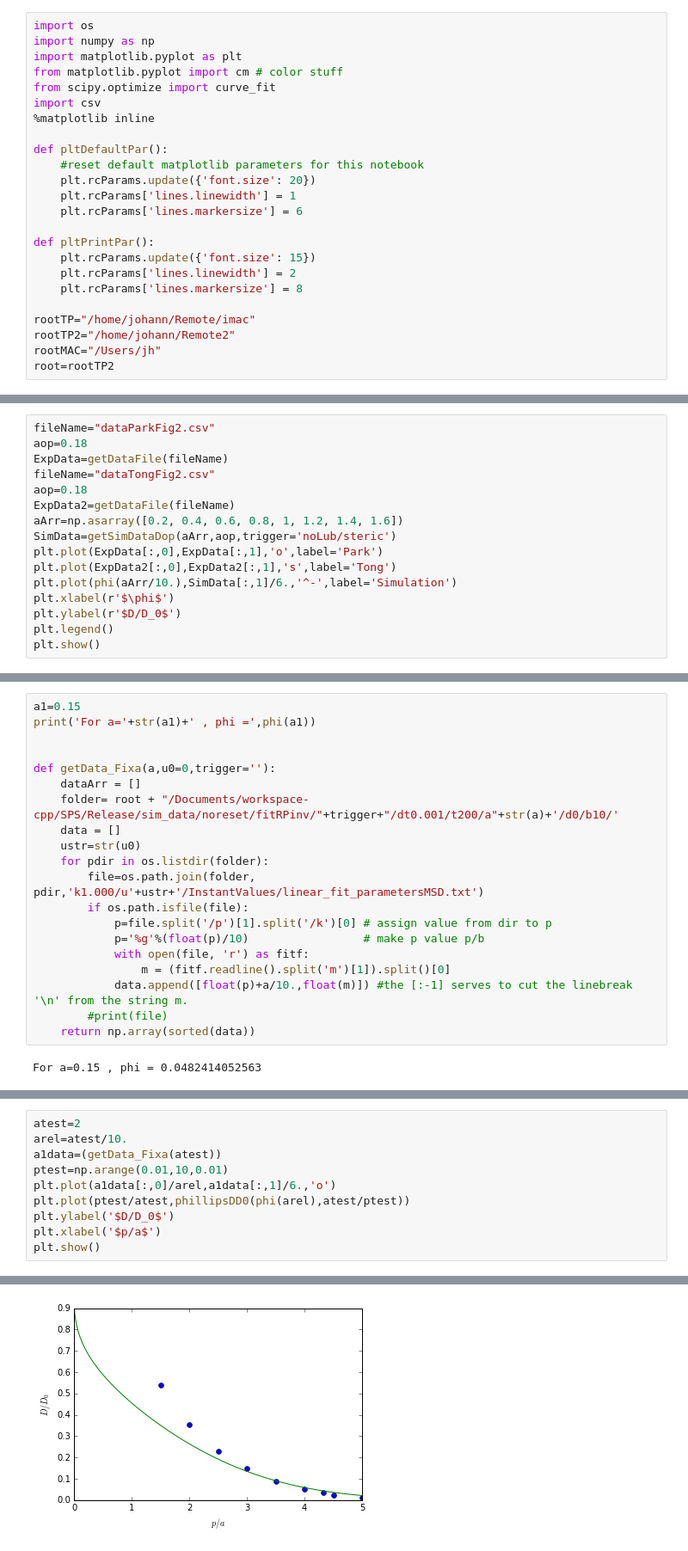
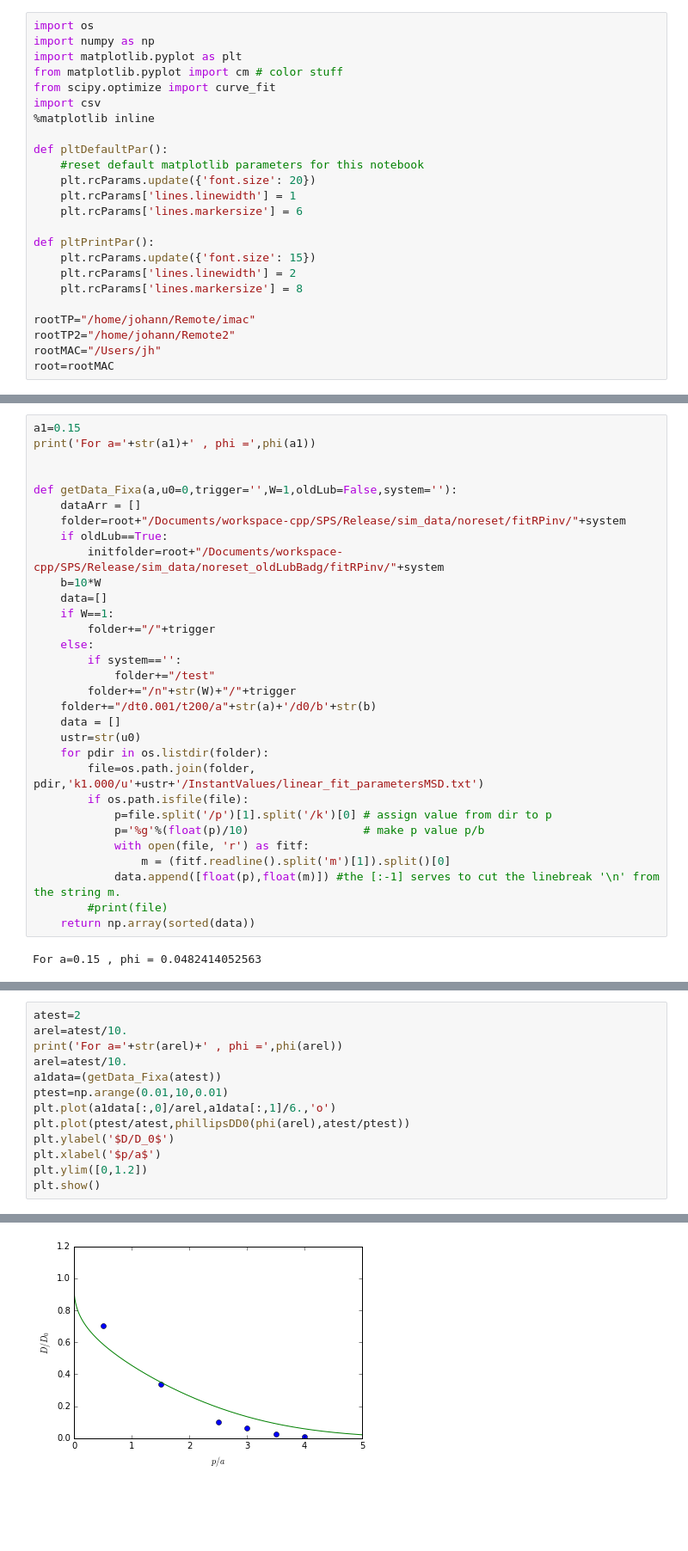
Before and after one commit to JohannHansing/iPythonNB, a Jupyter notebook: HIforBD/ExperimentalData.ipynb, the cells around one changed output, grey strips where cells are left out. Shown at 86% size. Drawn from its saved outputs; the diff is of its cells as text; blank space fills up the shorter version.

```diff
--- a/HIforBD/ExperimentalData.ipynb
+++ b/HIforBD/ExperimentalData.ipynb
@@ -21,7 +21,7 @@ def pltPrintPar():
 rootTP="/home/johann/Remote/imac"
 rootTP2="/home/johann/Remote2"
 rootMAC="/Users/jh"
-root=rootTP2
+root=rootMAC
 # %%
 def plotdataArr(dataArray,xlabel,lineArr,lineParam='',title='',linestyles='',setlog='',legendloc='upper center'):
     # color stuff: http://stackoverflow.com/questions/4971269/how-to-pick-a-new-color-for-each-plotted-line-within-a-figure-in-matplotlib
@@ -187,18 +199,2 @@ plt.show()
 # %% [markdown]
 ### Test noLub
-# %%
-fileName="dataParkFig2.csv"
-aop=0.18
-ExpData=getDataFile(fileName)
-fileName="dataTongFig2.csv"
-aop=0.18
-ExpData2=getDataFile(fileName)
-aArr=np.asarray([0.2, 0.4, 0.6, 0.8, 1, 1.2, 1.4, 1.6])
-SimData=getSimDataDop(aArr,aop,trigger='noLub/steric')
-plt.plot(ExpData[:,0],ExpData[:,1],'o',label='Park')
-plt.plot(ExpData2[:,0],ExpData2[:,1],'s',label='Tong')
-plt.plot(phi(aArr/10.),SimData[:,1]/6.,'^-',label='Simulation')
-plt.xlabel(r'$\phi$')
-plt.ylabel(r'$D/D_0$')
-plt.legend()
-plt.show()
@@ -340,9 +326,20 @@ a1=0.15
 print('For a='+str(a1)+' , phi =',phi(a1))
 
 
-def getData_Fixa(a,u0=0,trigger=''):
+def getData_Fixa(a,u0=0,trigger='',W=1,oldLub=False,system=''):
     dataArr = []
-    folder= root + "/Documents/workspace-cpp/SPS/Release/sim_data/noreset/fitRPinv/"+trigger+"/dt0.001/t200/a"+str(a)+'/d0/b10/'
+    folder=root+"/Documents/workspace-cpp/SPS/Release/sim_data/noreset/fitRPinv/"+system
+    if oldLub==True:
+        initfolder=root+"/Documents/workspace-cpp/SPS/Release/sim_data/noreset_oldLubBadg/fitRPinv/"+system
+    b=10*W
+    data=[]
+    if W==1:
+        folder+="/"+trigger
+    else:
+        if system=='':
+            folder+="/test"
+        folder+="/n"+str(W)+"/"+trigger
+    folder+="/dt0.001/t200/a"+str(a)+'/d0/b'+str(b)
     data = []
     ustr=str(u0)
     for pdir in os.listdir(folder):
@@ -352,7 +349,7 @@ def getData_Fixa(a,u0=0,trigger=''):
             p='%g'%(float(p)/10)                 # make p value p/b
             with open(file, 'r') as fitf:
                 m = (fitf.readline().split('m')[1]).split()[0]
-            data.append([float(p)+a/10.,float(m)]) #the [:-1] serves to cut the linebreak '\n' from the string m.
+            data.append([float(p),float(m)]) #the [:-1] serves to cut the linebreak '\n' from the string m.
         #print(file)
     return np.array(sorted(data))
 # %% [output]
@@ -372,5 +394,7 @@ plt.show()
 # %%
 atest=2
+arel=atest/10.
+print('For a='+str(arel)+' , phi =',phi(arel))
 arel=atest/10.
 a1data=(getData_Fixa(atest))
 ptest=np.arange(0.01,10,0.01)
@@ -378,5 +402,6 @@ plt.plot(a1data[:,0]/arel,a1data[:,1]/6.,'o')
 plt.plot(ptest/atest,phillipsDD0(phi(arel),atest/ptest))
 plt.ylabel('$D/D_0$')
 plt.xlabel('$p/a$')
+plt.ylim([0,1.2])
 plt.show()
 # %% [output]
@@ -383 +409 @@ plt.show()
-[figure, old version]
+[figure, new version]
```
Also changed, not shown: parts of 19 cells of this notebook, 6 other files.
